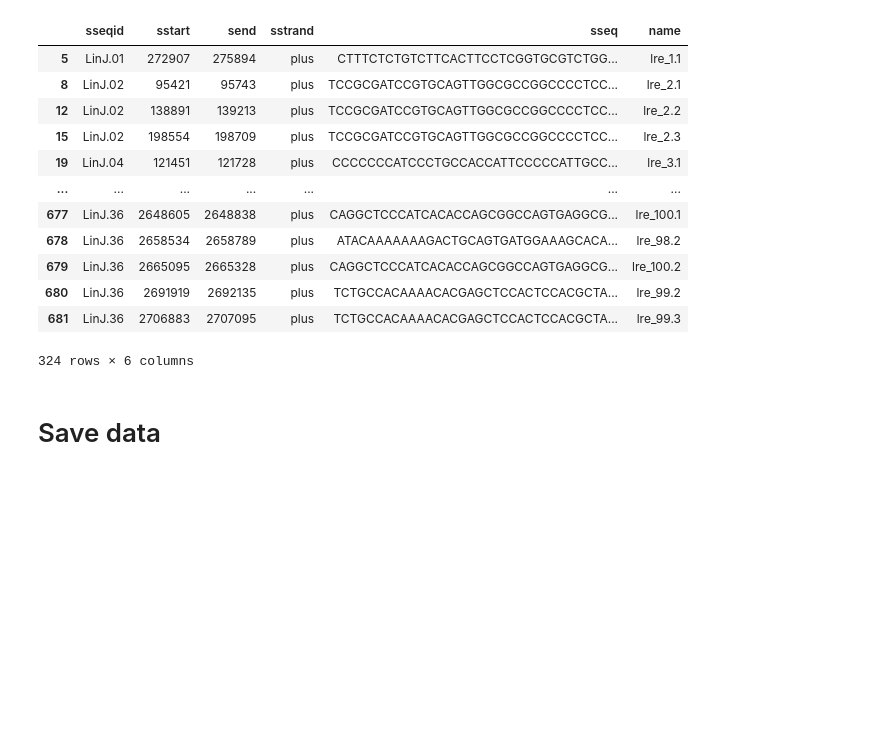
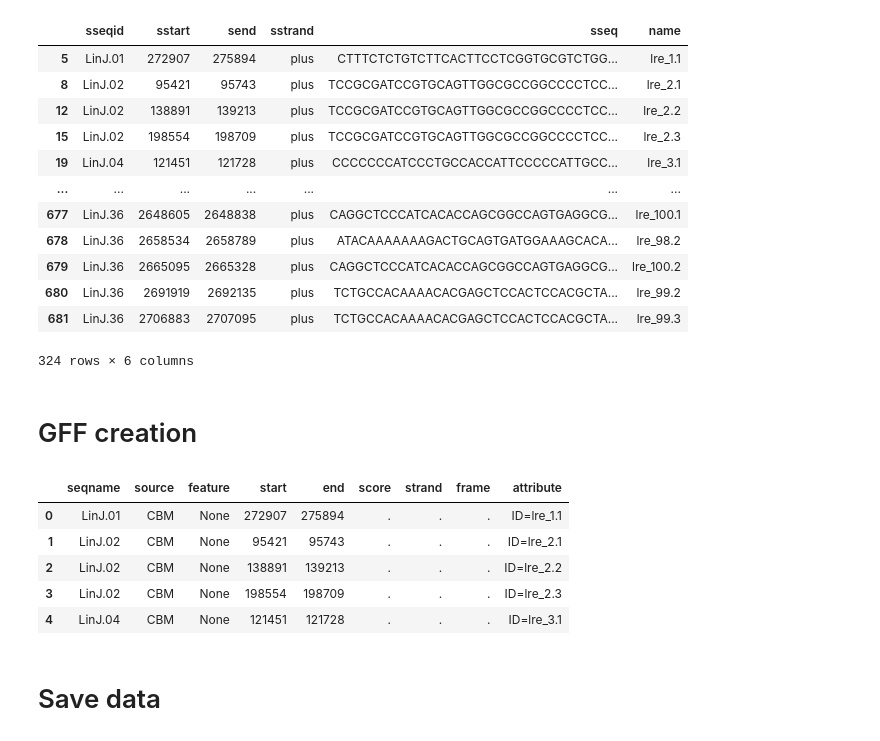
Before and after one commit to Viskuit/Test_BEDOPS, a Jupyter notebook: 25.Negative_analysis/1.1.Taking_grouped_elements.ipynb, the cells around one changed output. Drawn from its saved outputs; the diff is of its cells as text; code cells hidden in the pictures; blank space fills up the shorter version.

```diff
--- a/25.Negative_analysis/1.1.Taking_grouped_elements.ipynb
+++ b/25.Negative_analysis/1.1.Taking_grouped_elements.ipynb
@@ -301,3 +298,58 @@ Number of NaN values: 0
 | 680 | LinJ.36 | 2691919 | 2692135 | plus | TCTGCCACAAAACACGAGCTCCACTCCACGCTA... | lre_99.2 |
 | 681 | LinJ.36 | 2706883 | 2707095 | plus | TCTGCCACAAAACACGAGCTCCACTCCACGCTA... | lre_99.3 |
 324 rows × 6 columns
+# %% [markdown]
+# GFF creation
+# %%
+# Columns needed for GFF file
+COLUMN_NAMES = ['seqname', 'source', 'feature', 'start', 'end', 'score', 'strand', 'frame', 'attribute']
+
+def create_gff_line(gff_row, gff_attribute_col, gff_source, gff_feature=None, gff_strand=None):
+    """
+    :param gff_row: Dictionary containing data for creating GFF line; keys should include 'sseqid', 'sstart', 'send', 'sstrand'
+    :param gff_attribute_col: Key in gff_row to be used for GFF attribute column; if set to '.', defaults to '.'
+    :param gff_source: Optional source field for GFF line; defaults to None
+    :param gff_feature: Optional feature field for GFF line; defaults to None
+    :param gff_strand: Optional strand field for GFF line; if not provided, defaults to '.'
+    :return: Dictionary representing a GFF line with provided information
+    """
+    row_gff = {
+        'seqname': gff_row['sseqid'],
+        'source': gff_source,
+        'feature': gff_feature,
+        'start': gff_row['sstart'],
+        'end': gff_row['send'],
+        'score': '.',
+        'strand': gff_row['sstrand'] if gff_strand else '.',  # Simplified condition for gff_strand
+        'frame': '.',
+        'attribute': f'ID={gff_row[gff_attribute_col]}' if gff_attribute_col != '.' else '.',  # Simplified condition for gff_attribute_col
+    }
+
+    return row_gff
+
+
+def create_gff(data_frame, gff_attribute_col, gff_source, gff_feature=None, gff_strand=None):
+    """
+    :param data_frame: Pandas DataFrame containing the data to be converted to GFF format.
+    :param gff_attribute_col: The column in the DataFrame that contains the attributes to be included in the GFF output.
+    :param gff_source: The source of the GFF entries, can be None or a specific string.
+    :param gff_feature: The feature type for the GFF entries, can be None or a specific string.
+    :param gff_strand: The strand information for the GFF entries, can be None or a specific string.
+    :return: A new Pandas DataFrame containing the formatted GFF entries.
+    """
+    pre_gff = [
+        create_gff_line(gff_row, gff_attribute_col=gff_attribute_col, gff_source=gff_source)
+        for _, gff_row in data_frame.iterrows()
+    ]
+    return pd.DataFrame(pre_gff, columns=COLUMN_NAMES)
+
+# Let's save the GFF data about 'lre_gff'.
+lre_gff = create_gff(lre_df, gff_source='CBM', gff_attribute_col='name')
+lre_gff.head()
+# %% [output]
+|  | seqname | source | feature | start | end | score | strand | frame | attribute |
+| 0 | LinJ.01 | CBM | None | 272907 | 275894 | . | . | . | ID=lre_1.1 |
+| 1 | LinJ.02 | CBM | None | 95421 | 95743 | . | . | . | ID=lre_2.1 |
+| 2 | LinJ.02 | CBM | None | 138891 | 139213 | . | . | . | ID=lre_2.2 |
+| 3 | LinJ.02 | CBM | None | 198554 | 198709 | . | . | . | ID=lre_2.3 |
+| 4 | LinJ.04 | CBM | None | 121451 | 121728 | . | . | . | ID=lre_3.1 |
```
Also changed, not shown: parts of 2 cells of this notebook, 1 other file.
